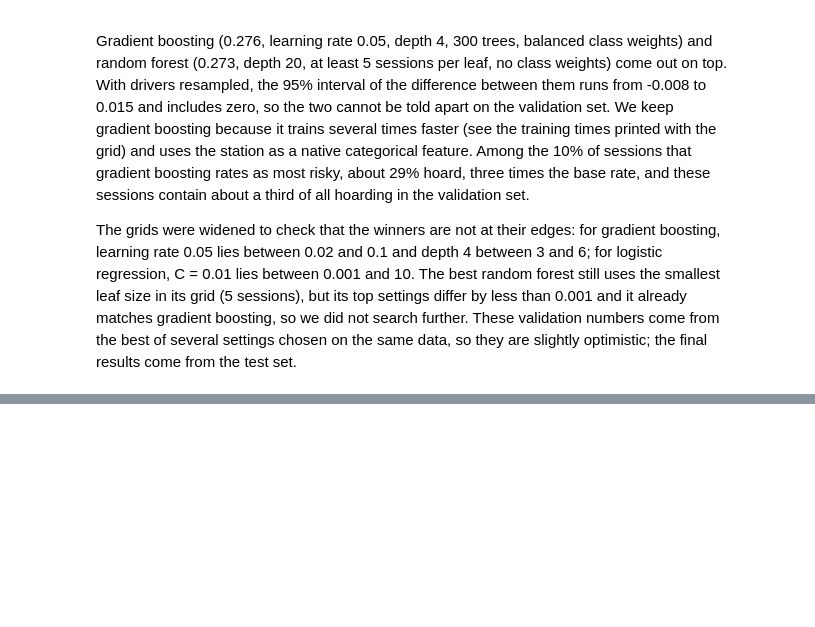
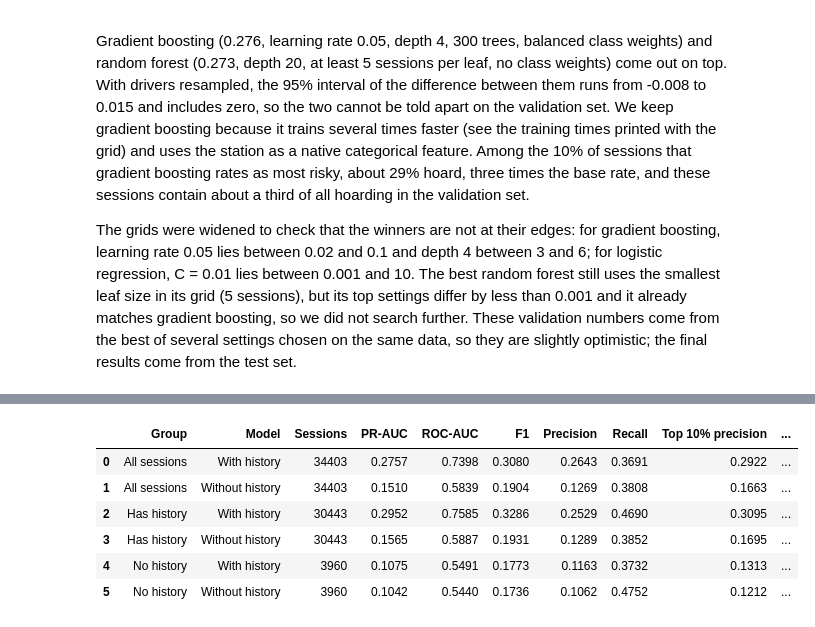
Before and after one commit to Teresa7810/Introduction-to-Business-Analytics, a Jupyter notebook: 4. Exploratory.ipynb, the cells around one changed output, grey strips where cells are left out. Saved outputs shown, nothing was run; the diff lists cells and outputs as text; code cells hidden in the pictures; blank space fills up the shorter version.

```diff
--- a/4. Exploratory.ipynb
+++ b/4. Exploratory.ipynb
@@ -891,0 +965,96 @@ The grids were widened to check that the winners are not at their edges: for gra
+# %%
+
+# STEP 2 — With vs Without Driver History
+# Same Gradient Boosting settings and temporal validation split.
+
+# Model 1: With driver history
+model_with = make_model(
+    "Gradient boosting",
+    best["Gradient boosting"]["params"]
+)
+
+model_with.fit(
+    fit_A_f[ALL_FEATURES],
+    fit_A_f["hoarding"]
+)
+
+prob_with = model_with.predict_proba(
+    val_A_f[ALL_FEATURES]
+)[:, 1]
+
+
+# Model 2: Without driver history
+# A separate preprocessing pipeline is required.
+
+gb_prep_base = ColumnTransformer([
+    ("station", OrdinalEncoder(
+        handle_unknown="use_encoded_value",
+        unknown_value=np.nan
+    ), ["station"]),
+    ("rest", "passthrough",
+     ["start_hour", "is_weekend", "paid_period"])
+])
+
+model_without = Pipeline([
+    ("prep", gb_prep_base),
+    ("clf", HistGradientBoostingClassifier(
+        categorical_features=[0],
+        early_stopping=False,
+        random_state=42,
+        **best["Gradient boosting"]["params"]
+    ))
+])
+
+model_without.fit(
+    fit_A_f[BASE_FEATURES],
+    fit_A_f["hoarding"]
+)
+
+prob_without = model_without.predict_proba(
+    val_A_f[BASE_FEATURES]
+)[:, 1]
+
+
+# Compare both models across validation groups.
+groups = {
+    "All sessions": np.ones(len(val_A_f), dtype=bool),
+    "Has history": (val_A_f["has_history"] == 1).to_numpy(),
+    "No history": (val_A_f["has_history"] == 0).to_numpy()
+}
+
+comparison = []
+
+for group_name, mask in groups.items():
+    for model_name, probabilities in [
+        ("With history", prob_with),
+        ("Without history", prob_without)
+    ]:
+        metrics = evaluate(
+            val_A_f["hoarding"].to_numpy()[mask],
+            probabilities[mask]
+        )
+
+        comparison.append({
+            "Group": group_name,
+            "Model": model_name,
+            "Sessions": int(mask.sum()),
+            "PR-AUC": metrics["PR-AUC"],
+            "ROC-AUC": metrics["ROC-AUC"],
+            "F1": metrics["F1"],
+            "Precision": metrics["precision"],
+            "Recall": metrics["recall"],
+            "Top 10% precision": metrics["top10% precision"],
+            "Top 10% recall": metrics["top10% recall"]
+        })
+
+comparison_table = pd.DataFrame(comparison)
+
+display(comparison_table.round(4))
+# %% [output]
+|  | Group | Model | Sessions | PR-AUC | ROC-AUC | F1 | Precision | Recall | Top 10% precision | ... |
+| 0 | All sessions | With history | 34403 | 0.2757 | 0.7398 | 0.3080 | 0.2643 | 0.3691 | 0.2922 | ... |
+| 1 | All sessions | Without history | 34403 | 0.1510 | 0.5839 | 0.1904 | 0.1269 | 0.3808 | 0.1663 | ... |
+| 2 | Has history | With history | 30443 | 0.2952 | 0.7585 | 0.3286 | 0.2529 | 0.4690 | 0.3095 | ... |
+| 3 | Has history | Without history | 30443 | 0.1565 | 0.5887 | 0.1931 | 0.1289 | 0.3852 | 0.1695 | ... |
+| 4 | No history | With history | 3960 | 0.1075 | 0.5491 | 0.1773 | 0.1163 | 0.3732 | 0.1313 | ... |
+| 5 | No history | Without history | 3960 | 0.1042 | 0.5440 | 0.1736 | 0.1062 | 0.4752 | 0.1212 | ... |
```
Also changed, not shown: parts of 24 cells of this notebook.
